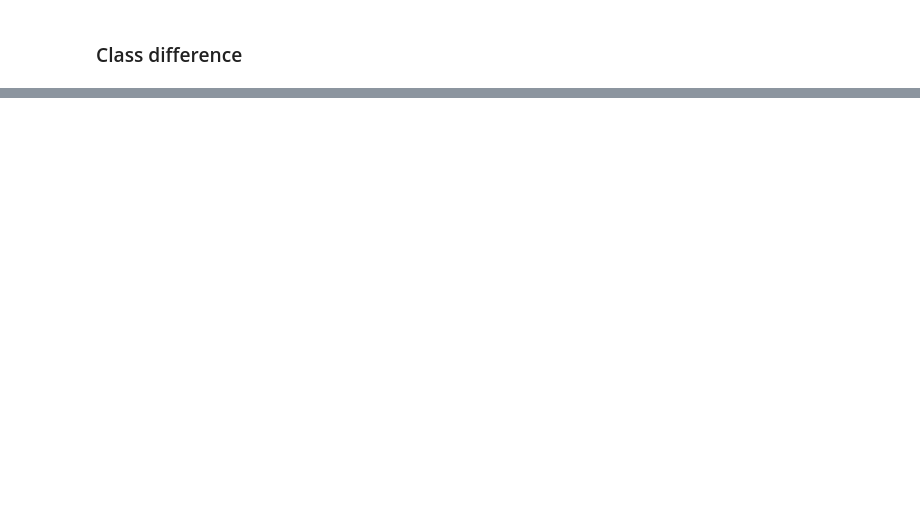
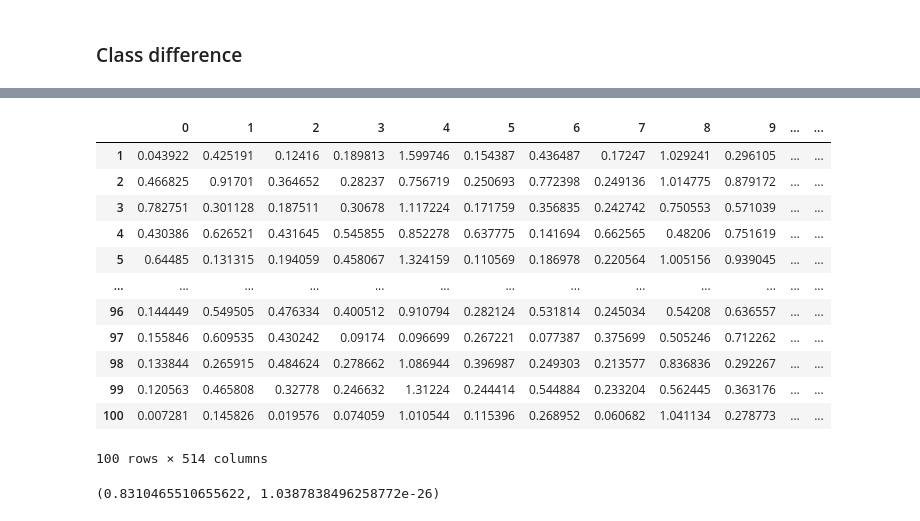
Before and after one commit to kimyuji/Fine-tune-with-Few-Samples, a Jupyter notebook: analysis_tSNE.ipynb, the cells around one changed output, grey strips where cells are left out. Cells and saved outputs as stored; diff of their text form; code cells hidden in the pictures; blank space fills up the shorter version.

```diff
--- a/analysis_tSNE.ipynb
+++ b/analysis_tSNE.ipynb
@@ -303,7 +196,7 @@ for data in datas_full_name:
     # df_source['label'] = np.repeat(np.arange(5, 10), 20)
     # df_source['class'] = 'source'
 
-    # clean support
+    #clean support
     df_support = pd.DataFrame(None, index=list(range(1, 101)), columns=list(range(512)))
     support_feature_path = './feature/{}/baseline/support.npy'.format(data)
     support_feature = np.load(support_feature_path)
@@ -311,6 +204,7 @@ for data in datas_full_name:
         df_support.loc[i,:] = support_feature[i-1]
     df_support['label'] = np.repeat(np.arange(5), 20)
     df_support['class'] = 'support'
+    df_support['aug'] = 3
 
     # query
     df_query = pd.DataFrame(None, index=list(range(1, 101)), columns=list(range(512)))
@@ -320,6 +214,7 @@ for data in datas_full_name:
         df_query.loc[i,:] = query_feature[i-1]
     df_query['label'] = np.repeat(np.arange(5,10), 20)
     df_query['class'] = 'query'
+    df_query['aug'] = 300
 
 #     # mixup
 #     df_mixup = pd.DataFrame(None, index=list(range(1, 101)), columns=list(range(512)))
@@ -339,14 +234,15 @@ for data in datas_full_name:
 #     df_cutmix['label'] = np.repeat(np.arange(5), 20)
 #     df_cutmix['class'] = 'target'
 
-#     # flip
-#     df_flip = pd.DataFrame(None, index=list(range(1, 101)), columns=list(range(512)))
-#     flip_feature_path = './feature/{}/flip/support.npy'.format(data)
-#     flip_feature = np.load(flip_feature_path)
-#     for i in range(1, 101):
-#         df_flip.loc[i,:] = flip_feature[i-1]
-#     df_flip['label'] = np.repeat(np.arange(5), 20)
-#     df_flip['class'] = 'target'
+    # flip
+    df_flip = pd.DataFrame(None, index=list(range(1, 101)), columns=list(range(512)))
+    flip_feature_path = './feature/{}/flip/support.npy'.format(data)
+    flip_feature = np.load(flip_feature_path)
+    for i in range(1, 101):
+        df_flip.loc[i,:] = flip_feature[i-1]
+    df_flip['label'] = np.repeat(np.arange(5), 20)
+    df_flip['class'] = 'support'
+    df_flip['aug'] = 400
 
 #     # crop
 #     df_crop = pd.DataFrame(None, index=list(range(1, 101)), columns=list(range(512)))
@@ -357,7 +253,7 @@ for data in datas_full_name:
 #     df_crop['label'] = np.repeat(np.arange(5), 20)
 #     df_crop['class'] = 'target'
 
-    df = pd.concat([df_support, df_query], axis=0, join='inner')
+    df = pd.concat([df_flip, df_support, df_query], axis=0, join='inner')
     data_subset = df.iloc[:, :512].values
     data_subset.shape
 
@@ -373,12 +269,12 @@ for data in datas_full_name:
         palette=sns.color_palette(colors),
         style = "class",
         data=df,
-        s = 300,
+        size = 'aug',
         legend=False,
         #ax=axes[row,col],
     )
     plt.title(data)
-    plt.savefig('./img_pdf/tSNE/support_query_diff/{}.pdf'.format(data), bbox_inches='tight', format='pdf')
+    plt.savefig('./img_pdf/tSNE/support_query_diff/flip/{}.pdf'.format(data), bbox_inches='tight', format='pdf')
     col=col+1
     if col != col%3:
         row=row + 1
@@ -428,0 +618,22 @@ ISIC
+# %%
+df_flip
+# %% [output]
+|  | 0 | 1 | 2 | 3 | 4 | 5 | 6 | 7 | 8 | 9 | ... | ... |
+| 1 | 0.043922 | 0.425191 | 0.12416 | 0.189813 | 1.599746 | 0.154387 | 0.436487 | 0.17247 | 1.029241 | 0.296105 | ... | ... |
+| 2 | 0.466825 | 0.91701 | 0.364652 | 0.28237 | 0.756719 | 0.250693 | 0.772398 | 0.249136 | 1.014775 | 0.879172 | ... | ... |
+| 3 | 0.782751 | 0.301128 | 0.187511 | 0.30678 | 1.117224 | 0.171759 | 0.356835 | 0.242742 | 0.750553 | 0.571039 | ... | ... |
+| 4 | 0.430386 | 0.626521 | 0.431645 | 0.545855 | 0.852278 | 0.637775 | 0.141694 | 0.662565 | 0.48206 | 0.751619 | ... | ... |
+| 5 | 0.64485 | 0.131315 | 0.194059 | 0.458067 | 1.324159 | 0.110569 | 0.186978 | 0.220564 | 1.005156 | 0.939045 | ... | ... |
+| ... | ... | ... | ... | ... | ... | ... | ... | ... | ... | ... | ... | ... |
+| 96 | 0.144449 | 0.549505 | 0.476334 | 0.400512 | 0.910794 | 0.282124 | 0.531814 | 0.245034 | 0.54208 | 0.636557 | ... | ... |
+| 97 | 0.155846 | 0.609535 | 0.430242 | 0.09174 | 0.096699 | 0.267221 | 0.077387 | 0.375699 | 0.505246 | 0.712262 | ... | ... |
+| 98 | 0.133844 | 0.265915 | 0.484624 | 0.278662 | 1.086944 | 0.396987 | 0.249303 | 0.213577 | 0.836836 | 0.292267 | ... | ... |
+| 99 | 0.120563 | 0.465808 | 0.32778 | 0.246632 | 1.31224 | 0.244414 | 0.544884 | 0.233204 | 0.562445 | 0.363176 | ... | ... |
+| 100 | 0.007281 | 0.145826 | 0.019576 | 0.074059 | 1.010544 | 0.115396 | 0.268952 | 0.060682 | 1.041134 | 0.278773 | ... | ... |
+100 rows × 514 columns
+# %%
+from scipy.stats.stats import pearsonr
+pearsonr(df_flip[0], df_support[0])
+# coefficient, p-value
+# %% [output]
+(0.8310465510655622, 1.0387838496258772e-26)
```
Also changed, not shown: parts of 17 cells of this notebook, 11 other files.
